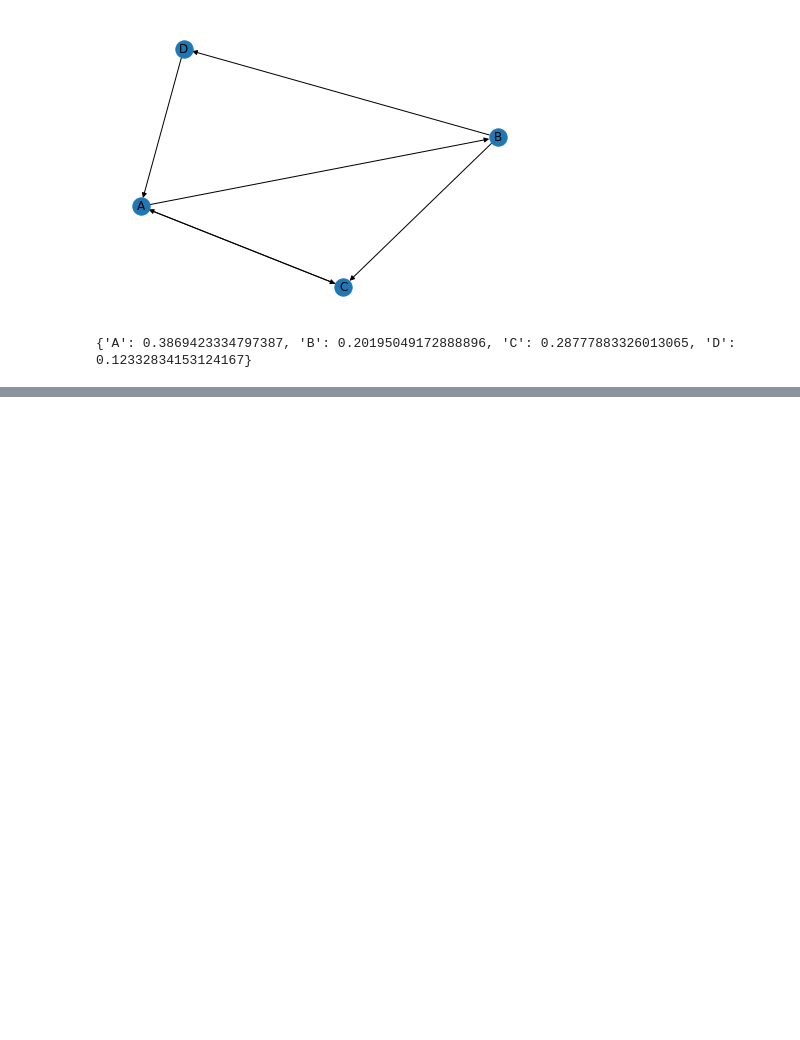
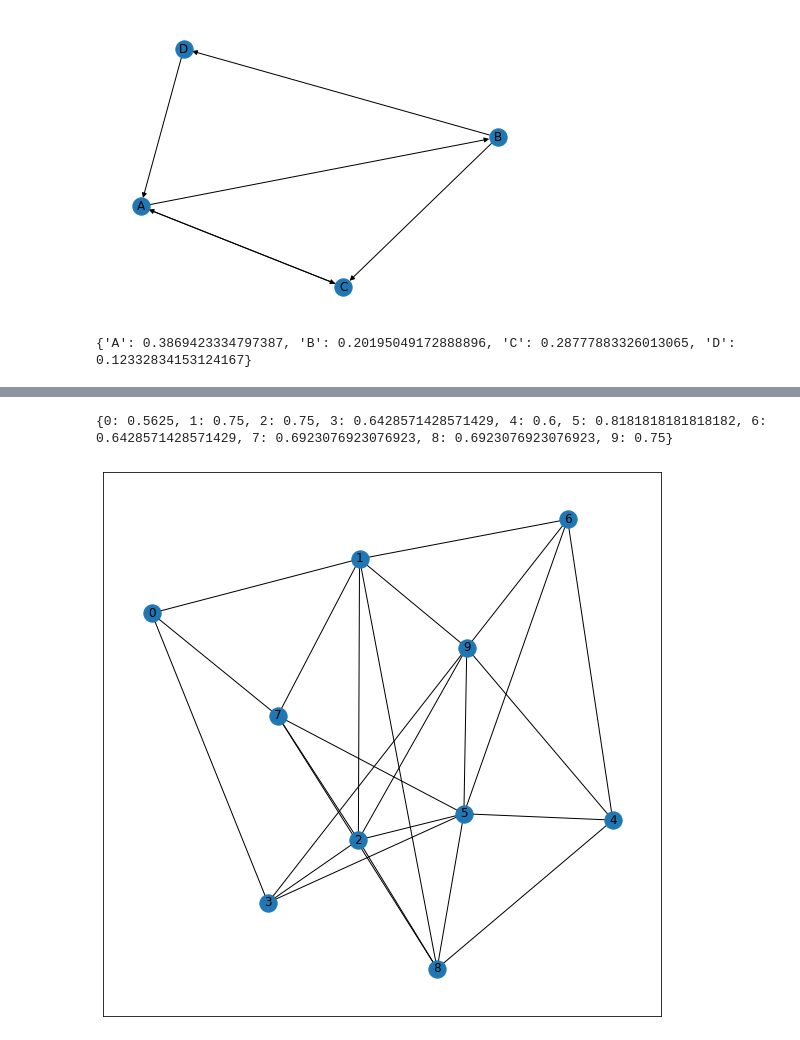
Before and after one commit to harpalpatel/web-mining-lab, a Jupyter notebook: webmining.ipynb, the cells around one changed output, grey strips where cells are left out. Cells and saved outputs as stored; diff of their text form; code cells hidden in the pictures; blank space fills up the shorter version.

```diff
--- a/webmining.ipynb
+++ b/webmining.ipynb
@@ -393,0 +410,16 @@ print(nx.pagerank(D))
+# %%
+#write program for closeness centrality
+import matplotlib.pyplot as plt
+import networkx as nx
+#G=nx.karate_club_graph()
+G=nx.erdos_renyi_graph(10,0.5)
+plt.figure(figsize=(10,10))
+nx.draw_networkx(G, with_labels= True)
+#deg_centrality=nx.degree_centrality(G)
+#print(deg_centrality)
+close_centrality=nx.closeness_centrality(G)
+#Gis the Karate club Graph
+print(close_centrality)
+# %% [output]
+{0: 0.5625, 1: 0.75, 2: 0.75, 3: 0.6428571428571429, 4: 0.6, 5: 0.8181818181818182, 6: 0.6428571428571429, 7: 0.6923076923076923, 8: 0.6923076923076923, 9: 0.75}
+[figure, added]
```
Also changed, not shown: parts of 2 cells of this notebook.
